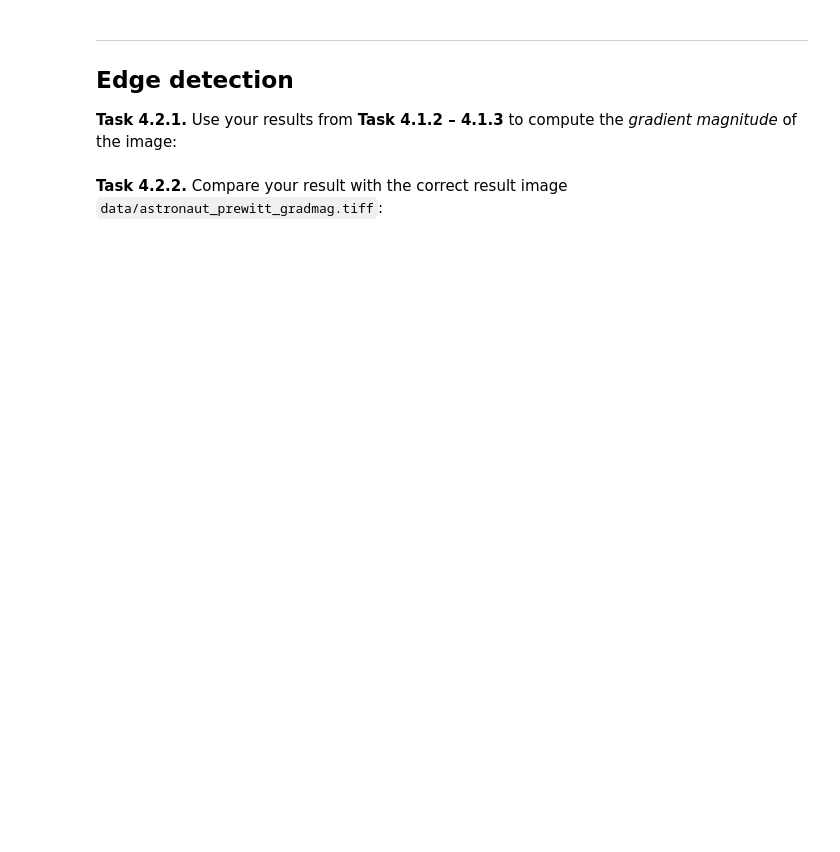
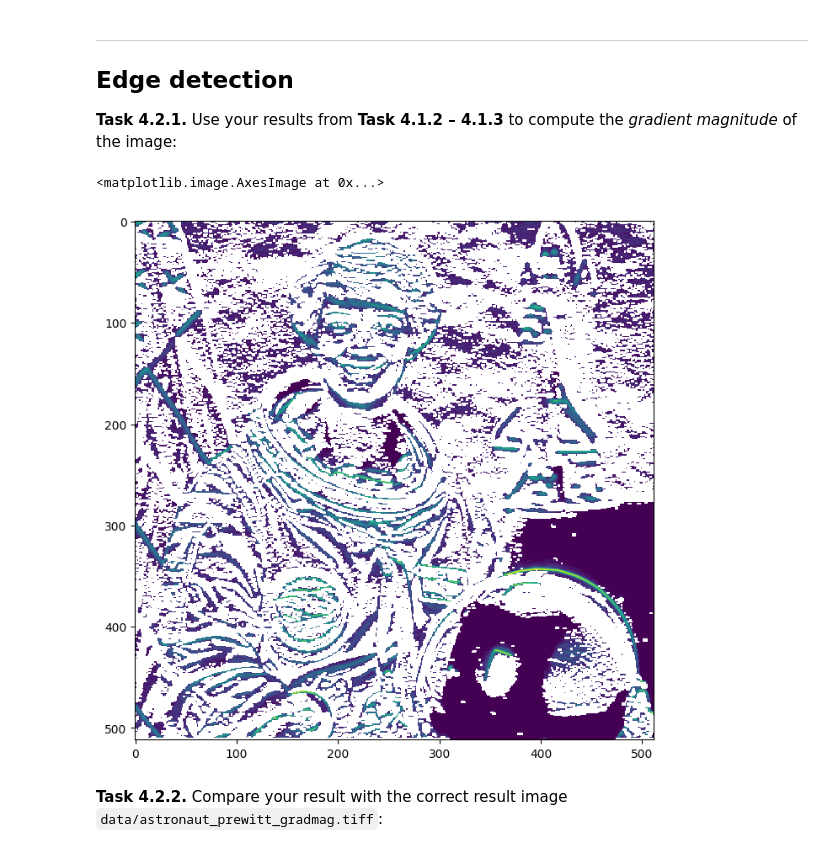
Before and after one commit to acetronomical/mobi-fs3-python, a Jupyter notebook: task4.ipynb, the cells around one changed output. Drawn from its saved outputs; the diff is of its cells as text; code cells hidden in the pictures; blank space fills up the shorter version.

```diff
--- a/task4.ipynb
+++ b/task4.ipynb
@@ -66,5 +82,23 @@ plt.imshow(img_v)
 ## Edge detection
 
 **<a id="#">Task 4.2.1.</a>** Use your results from **Task 4.1.2 – 4.1.3** to compute the *gradient magnitude* of the image:
+# %%
+def prewitt_h(img):
+    img_copy = img.copy()
+    for p in numpy.ndindex(img.shape):
+        neighbourhood_sum = 0
+        for q in numpy.ndindex(3, 3):
+            i,j = p[0] + q[0] -1, p[1] + q[1] -1
+            if 0 <= i <img.shape[0] and 0 <=j<img.shape[1]:
+                neighbourhood_sum+=img[i,j] * (q[0] -1) * 1/6
+        img_copy[p] = numpy.sqrt(neighbourhood_sum)
+    return img_copy
+
+img_h = prewitt_h(img)
+plt.figure(figsize=(15,8))
+plt.imshow(img_h)
+# %% [output]
+<matplotlib.image.AxesImage at 0x...>
+[figure, added]
 # %% [markdown]
 **<a id="#">Task 4.2.2.</a>** Compare your result with the correct result image `data/astronaut_prewitt_gradmag.tiff`:
```
Also changed, not shown: parts of 4 cells of this notebook.
